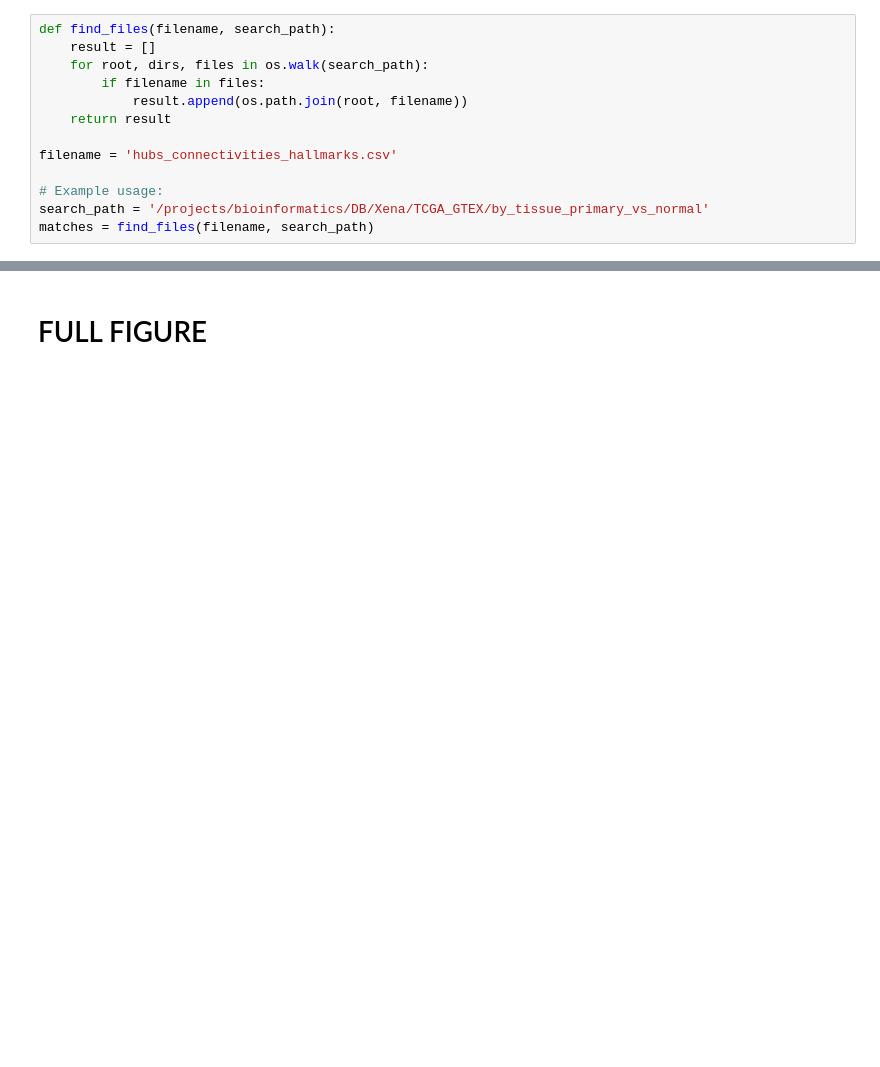
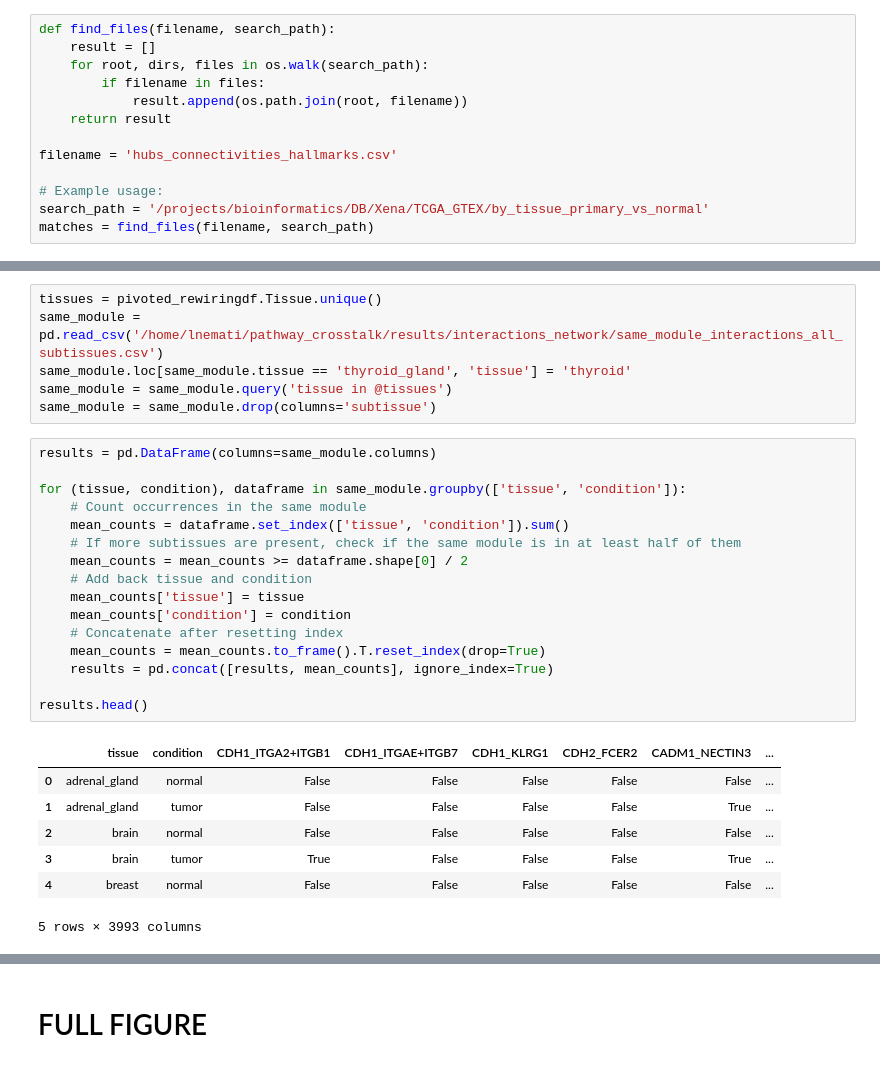
Before and after one commit to lorenzoamir/cci_circuits_paper_2025, a Jupyter notebook: code/notebooks/3_hubs.ipynb, the cells around one changed output, grey strips where cells are left out. Saved outputs shown, nothing was run; the diff lists cells and outputs as text; blank space fills up the shorter version.

```diff
--- a/code/notebooks/3_hubs.ipynb
+++ b/code/notebooks/3_hubs.ipynb
@@ -569,0 +823,30 @@ nmax_str = 'RPL27A\n RPL19'
+# %%
+tissues = pivoted_rewiringdf.Tissue.unique()
+same_module = pd.read_csv('/home/lnemati/pathway_crosstalk/results/interactions_network/same_module_interactions_all_subtissues.csv')
+same_module.loc[same_module.tissue == 'thyroid_gland', 'tissue'] = 'thyroid'
+same_module = same_module.query('tissue in @tissues')
+same_module = same_module.drop(columns='subtissue')
+# %%
+results = pd.DataFrame(columns=same_module.columns)
+
+for (tissue, condition), dataframe in same_module.groupby(['tissue', 'condition']):
+    # Count occurrences in the same module
+    mean_counts = dataframe.set_index(['tissue', 'condition']).sum()
+    # If more subtissues are present, check if the same module is in at least half of them
+    mean_counts = mean_counts >= dataframe.shape[0] / 2
+    # Add back tissue and condition
+    mean_counts['tissue'] = tissue
+    mean_counts['condition'] = condition
+    # Concatenate after resetting index
+    mean_counts = mean_counts.to_frame().T.reset_index(drop=True)
+    results = pd.concat([results, mean_counts], ignore_index=True)
+
+results.head()
+# %% [output]
+|  | tissue | condition | CDH1_ITGA2+ITGB1 | CDH1_ITGAE+ITGB7 | CDH1_KLRG1 | CDH2_FCER2 | CADM1_NECTIN3 | ... |
+| 0 | adrenal_gland | normal | False | False | False | False | False | ... |
+| 1 | adrenal_gland | tumor | False | False | False | False | True | ... |
+| 2 | brain | normal | False | False | False | False | False | ... |
+| 3 | brain | tumor | True | False | False | False | True | ... |
+| 4 | breast | normal | False | False | False | False | False | ... |
+5 rows × 3993 columns
```
Also changed, not shown: parts of 22 cells of this notebook, 7 other files.
